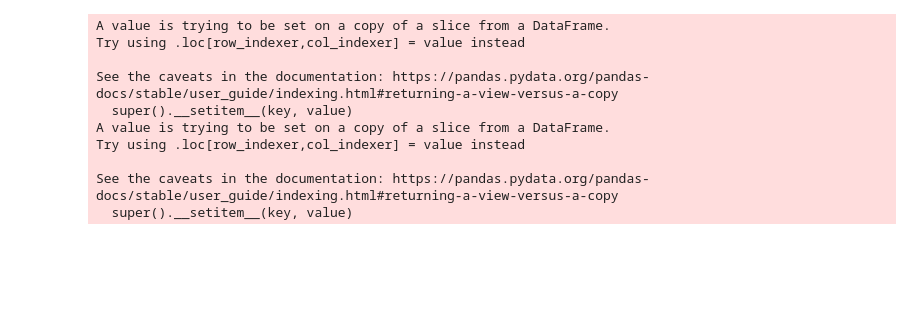
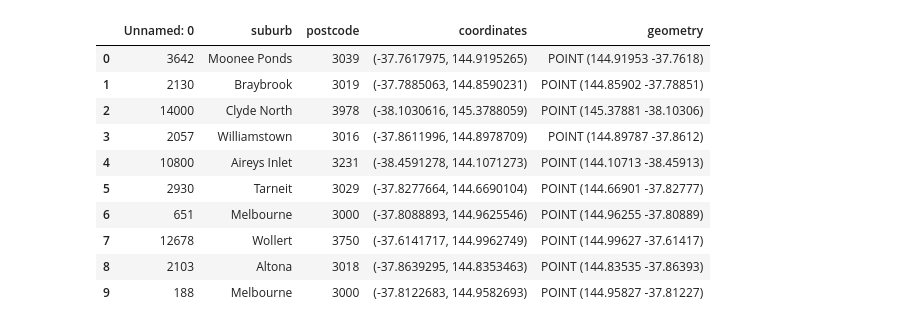
Before and after one commit to MAST30034-AppliedDataScience/project-2-group-real-estate-industry-project-15, a Jupyter notebook: notebooks/pt_distance.ipynb, the cells around one changed output. Saved outputs shown, nothing was run; the diff lists cells and outputs as text; code cells hidden in the pictures; blank space fills up the shorter version.

```diff
--- a/notebooks/pt_distance.ipynb
+++ b/notebooks/pt_distance.ipynb
@@ -8,37 +8,24 @@ from shapely.geometry import Point, Polygon, MultiPolygon
 # Load the ORS client with your API key
 client = openrouteservice.Client(key='5b3ce3597851110001cf62488c71fa847a704dee913c2695723d7af2')
 # %%
-# Load the rental properties data (limit to 20 rows for testing)
-properties_df = pd.read_csv('../data/landing/scraped_properties.csv').head(10)
+# Load the rental properties data (make sure your CSV contains lat/lon in EPSG:4326)
+properties_df = pd.read_csv('../data/raw/sample.csv')
 
 # Convert property coordinates into GeoDataFrame
 properties_df['coordinates'] = properties_df['coordinates'].apply(lambda x: tuple(map(float, x.split(','))))
 properties_gdf = gpd.GeoDataFrame(properties_df, geometry=properties_df['coordinates'].apply(lambda x: Point(x[1], x[0])))
+
+# Set CRS to WGS84 (EPSG:4326) for latitude/longitude coordinates
+properties_gdf.set_crs(epsg=4326, inplace=True)
+# %% [output]
+|  | Unnamed: 0 | suburb | postcode | coordinates | geometry |
+| 0 | 3642 | Moonee Ponds | 3039 | (-37.7617975, 144.9195265) | POINT (144.91953 -37.7618) |
+| 1 | 2130 | Braybrook | 3019 | (-37.7885063, 144.8590231) | POINT (144.85902 -37.78851) |
+| 2 | 14000 | Clyde North | 3978 | (-38.1030616, 145.3788059) | POINT (145.37881 -38.10306) |
+| 3 | 2057 | Williamstown | 3016 | (-37.8611996, 144.8978709) | POINT (144.89787 -37.8612) |
+| 4 | 10800 | Aireys Inlet | 3231 | (-38.4591278, 144.1071273) | POINT (144.10713 -38.45913) |
+| 5 | 2930 | Tarneit | 3029 | (-37.8277664, 144.6690104) | POINT (144.66901 -37.82777) |
+| 6 | 651 | Melbourne | 3000 | (-37.8088893, 144.9625546) | POINT (144.96255 -37.80889) |
+| 7 | 12678 | Wollert | 3750 | (-37.6141717, 144.9962749) | POINT (144.99627 -37.61417) |
+| 8 | 2103 | Altona | 3018 | (-37.8639295, 144.8353463) | POINT (144.83535 -37.86393) |
+| 9 | 188 | Melbourne | 3000 | (-37.8122683, 144.9582693) | POINT (144.95827 -37.81227) |
-# %%
-# Load public transport shapefiles for train and tram stops
-transport_stops_gdf = gpd.read_file('../data/map/Public Transport Victoria/gis_osm_transport_a_free_1.shp')
-
-# Filter only relevant public transport stops (train stations and tram stops)
-train_stops_gdf = transport_stops_gdf[transport_stops_gdf['fclass'].isin(['railway_station', 'railway_halt'])]
-tram_stops_gdf = transport_stops_gdf[transport_stops_gdf['fclass'] == 'tram_stop']
-
-# Function to convert Polygon or MultiPolygon to its centroid
-def get_centroid(geom):
-    if isinstance(geom, (Polygon, MultiPolygon)):
-        return geom.centroid
-    return geom
-
-# Adjust to use centroids for any Polygon or MultiPolygon
-train_stops_gdf['geometry'] = train_stops_gdf['geometry'].apply(get_centroid)
-tram_stops_gdf['geometry'] = tram_stops_gdf['geometry'].apply(get_centroid)
-# %% [output]
-A value is trying to be set on a copy of a slice from a DataFrame.
-Try using .loc[row_indexer,col_indexer] = value instead
-
-See the caveats in the documentation: https://pandas.pydata.org/pandas-docs/stable/user_guide/indexing.html#returning-a-view-versus-a-copy
-  super().__setitem__(key, value)
-A value is trying to be set on a copy of a slice from a DataFrame.
-Try using .loc[row_indexer,col_indexer] = value instead
-
-See the caveats in the documentation: https://pandas.pydata.org/pandas-docs/stable/user_guide/indexing.html#returning-a-view-versus-a-copy
-  super().__setitem__(key, value)
```
Also changed, not shown: parts of 15 cells of this notebook.
